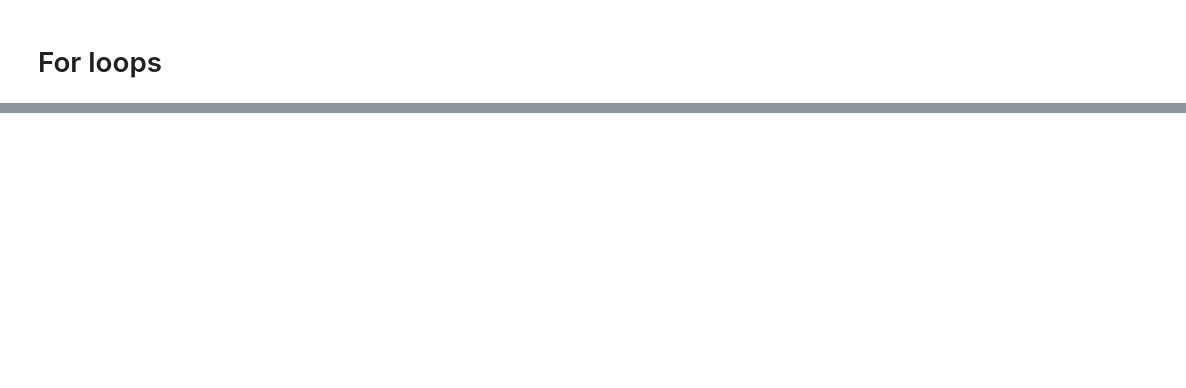
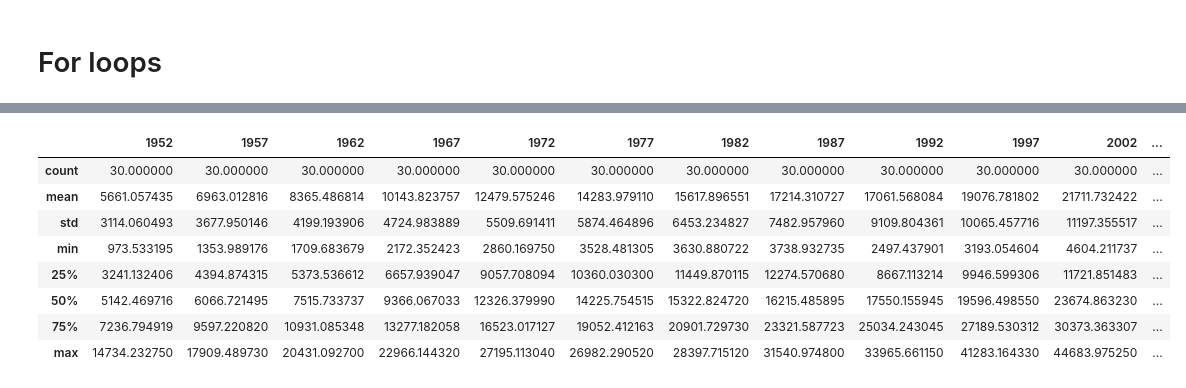
Before and after one commit to aviously02/data, a Jupyter notebook: summerbridgepython.ipynb, the cells around one changed output, grey strips where cells are left out. Cells and saved outputs as stored; diff of their text form; code cells hidden in the pictures; blank space fills up the shorter version.

```diff
--- a/summerbridgepython.ipynb
+++ b/summerbridgepython.ipynb
@@ -174,0 +510,3 @@ print(len(joined_fruits))
+# %%
+#Add data/file name to organize it
+data=pd.read_csv("gapminder_gdp_europe.csv", index_col = "country")
@@ -174,0 +557,4 @@ print(len(joined_fruits))
+# %%
+# Rewrite column headers to strip off leading text
+data.columns = data.columns.str.strip("gdpPercap_")
+print(data.columns)
@@ -174,0 +818,22 @@ print(len(joined_fruits))
+# %%
+random_filter=np.random.rand(30,12)*data.max(axis=None)
+dff= data[data>random_filter]
+dff_interpolated=dff.interpolate()
+#print(np.std(data,axis=0))
+#print(np.std(dff,axis=0))
+#print(np.std((data,dff),axis=None))
+# %%
+# His answer
+new_data = data[data > random_filter]
+new_data_interpolated=new_data.interpolate()
+data.describe()
+# %% [output]
+|  | 1952 | 1957 | 1962 | 1967 | 1972 | 1977 | 1982 | 1987 | 1992 | 1997 | 2002 | ... |
+| count | 30.000000 | 30.000000 | 30.000000 | 30.000000 | 30.000000 | 30.000000 | 30.000000 | 30.000000 | 30.000000 | 30.000000 | 30.000000 | ... |
+| mean | 5661.057435 | 6963.012816 | 8365.486814 | 10143.823757 | 12479.575246 | 14283.979110 | 15617.896551 | 17214.310727 | 17061.568084 | 19076.781802 | 21711.732422 | ... |
+| std | 3114.060493 | 3677.950146 | 4199.193906 | 4724.983889 | 5509.691411 | 5874.464896 | 6453.234827 | 7482.957960 | 9109.804361 | 10065.457716 | 11197.355517 | ... |
+| min | 973.533195 | 1353.989176 | 1709.683679 | 2172.352423 | 2860.169750 | 3528.481305 | 3630.880722 | 3738.932735 | 2497.437901 | 3193.054604 | 4604.211737 | ... |
+| 25% | 3241.132406 | 4394.874315 | 5373.536612 | 6657.939047 | 9057.708094 | 10360.030300 | 11449.870115 | 12274.570680 | 8667.113214 | 9946.599306 | 11721.851483 | ... |
+| 50% | 5142.469716 | 6066.721495 | 7515.733737 | 9366.067033 | 12326.379990 | 14225.754515 | 15322.824720 | 16215.485895 | 17550.155945 | 19596.498550 | 23674.863230 | ... |
+| 75% | 7236.794919 | 9597.220820 | 10931.085348 | 13277.182058 | 16523.017127 | 19052.412163 | 20901.729730 | 23321.587723 | 25034.243045 | 27189.530312 | 30373.363307 | ... |
+| max | 14734.232750 | 17909.489730 | 20431.092700 | 22966.144320 | 27195.113040 | 26982.290520 | 28397.715120 | 31540.974800 | 33965.661150 | 41283.164330 | 44683.975250 | ... |
```
Also changed, not shown: parts of 113 cells of this notebook.
